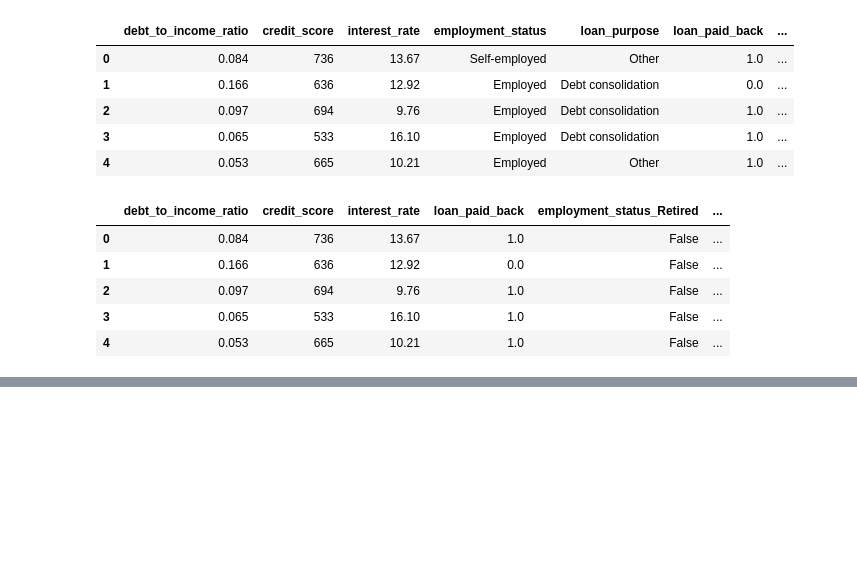
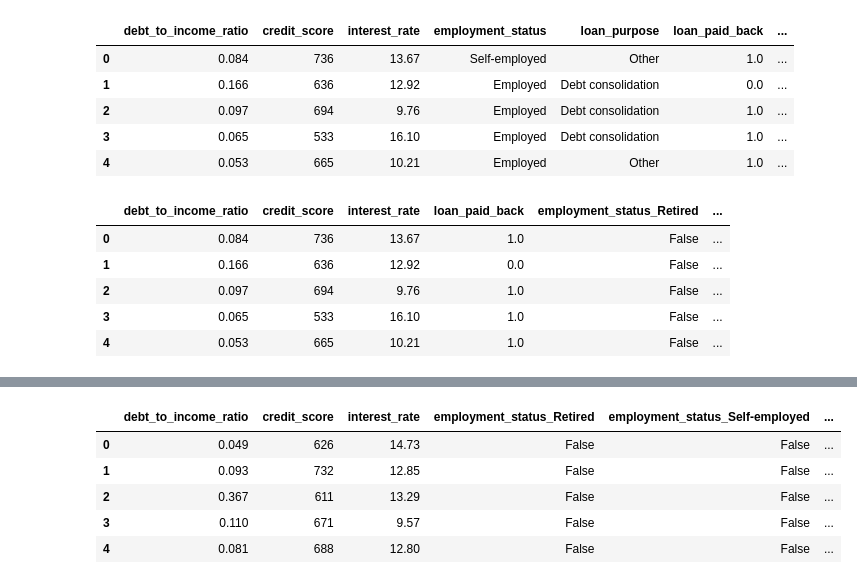
Before and after one commit to meditatoire/Kaggle, a Jupyter notebook: predicting-loan-payback/loan-payback.ipynb, the cells around one changed output, grey strips where cells are left out. Saved outputs shown, nothing was run; the diff lists cells and outputs as text; code cells hidden in the pictures; blank space fills up the shorter version.

```diff
--- a/predicting-loan-payback/loan-payback.ipynb
+++ b/predicting-loan-payback/loan-payback.ipynb
@@ -124,0 +236,26 @@ df_encoded.head()
+# %%
+test_df = pd.read_csv("./data/test.csv")
+test_ids = test_df["id"]
+
+cols_to_drop = [
+    'id', 'annual_income', 'loan_amount',
+    'gender', 'marital_status', 'education_level']
+
+test_df = test_df.drop(cols_to_drop, axis=1)
+
+test_df['grade_group'] = test_df['grade_subgrade'].astype(str).str[0]
+test_df = test_df.drop('grade_subgrade', axis=1)
+
+test_encoded = pd.get_dummies(test_df, drop_first=True)
+
+train_cols = df_encoded.drop('loan_paid_back', axis=1).columns
+test_encoded = test_encoded.reindex(columns=train_cols, fill_value=0)
+
+test_encoded.head()
+# %% [output]
+|  | debt_to_income_ratio | credit_score | interest_rate | employment_status_Retired | employment_status_Self-employed | ... |
+| 0 | 0.049 | 626 | 14.73 | False | False | ... |
+| 1 | 0.093 | 732 | 12.85 | False | False | ... |
+| 2 | 0.367 | 611 | 13.29 | False | False | ... |
+| 3 | 0.110 | 671 | 9.57 | False | False | ... |
+| 4 | 0.081 | 688 | 12.80 | False | False | ... |
```
Also changed, not shown: parts of 9 cells of this notebook.
